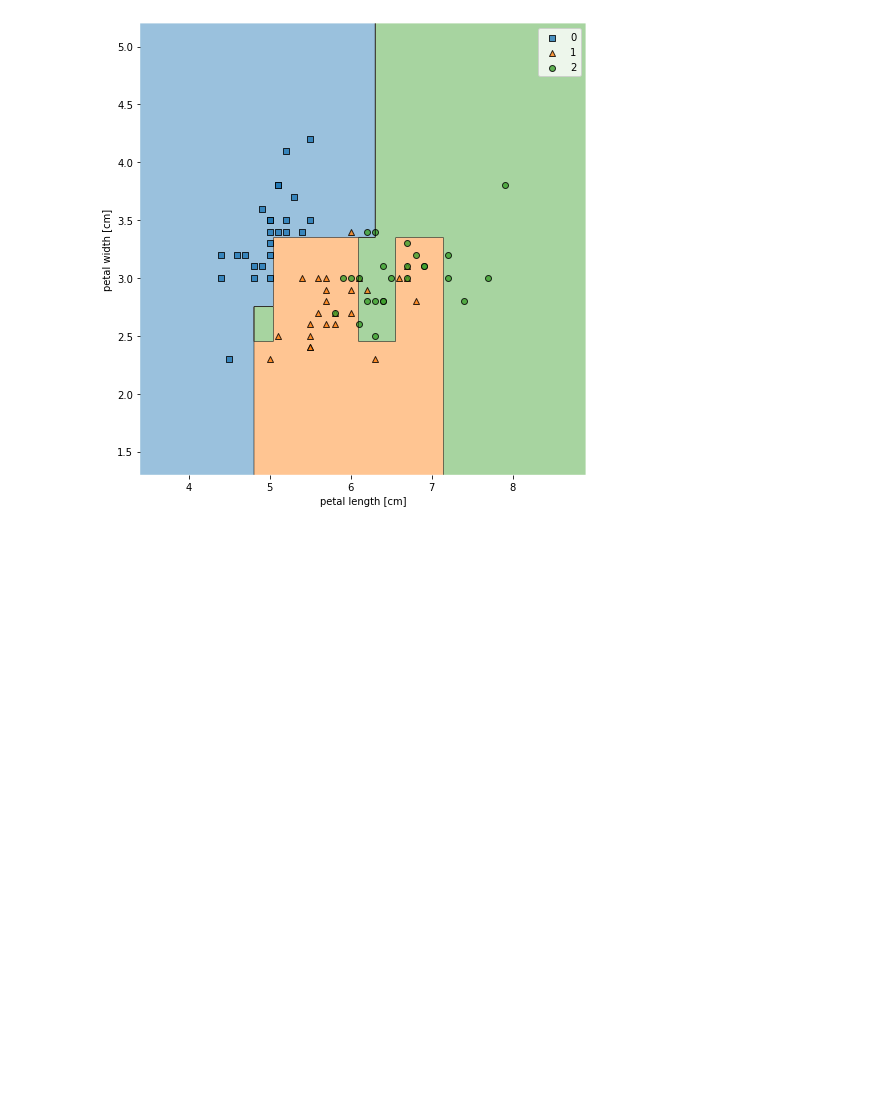
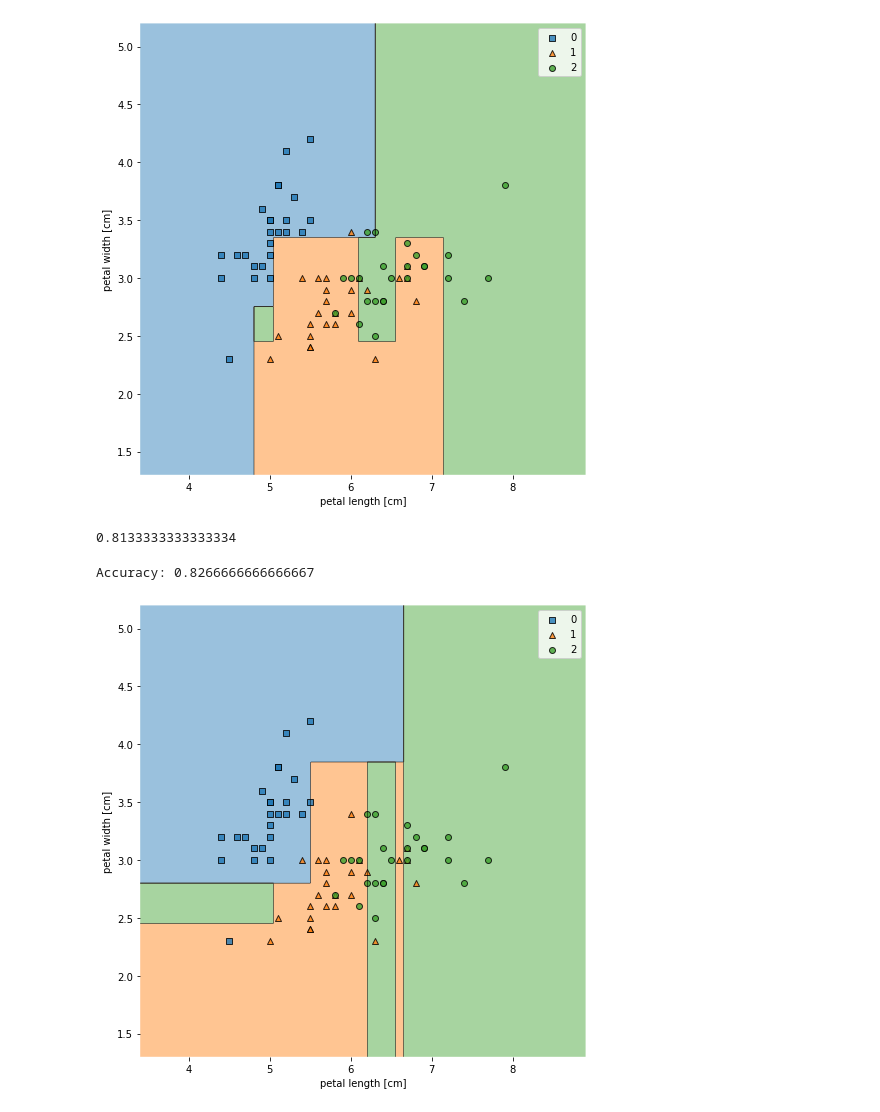
Before and after one commit to kotsos2000/kotsos2000, a Jupyter notebook: meros b.ipynb, the cells around one changed output. Drawn from its saved outputs; the diff is of its cells as text; code cells hidden in the pictures; blank space fills up the shorter version.

```diff
--- a/meros b.ipynb
+++ b/meros b.ipynb
@@ -109,3 +109,38 @@ plt.show()
 # %% [output]
 Accuracy: 0.8133333333333334
 [figure]
+# %%
+max=0
+depth=4
+X_train_Y=np.column_stack((X_train,Y_train))
+for i in range (0,500):
+    #X_resample= resample(X_train_Y,n_samples=int(X_train_Y.shape[0]*4/5))
+    X_train_resample= resample(X_train_Y,n_samples=40)
+    Y_train_resample=X_train_resample[:,2]
+    X_train_resample=X_train_resample[:,:2]
+    clf = DecisionTreeClassifier(random_state=0,max_depth=depth)
+    clf = clf.fit(X_train_resample,Y_train_resample)
+    if (i==1):
+        best_clf=clf
+    Y_pred = clf.predict(X_test)
+    #print("Accuracy:",metrics.accuracy_score(Y_test, Y_pred))
+    if (metrics.accuracy_score(Y_test, Y_pred)>max):
+        max=metrics.accuracy_score(Y_test, Y_pred)
+        best_clf=clf
+
+print(max)
+# %% [output]
+0.8133333333333334
+# %%
+Y_pred = best_clf.predict(X_test)
+print("Accuracy:",metrics.accuracy_score(Y_test, Y_pred))
+fig, ax = plt.subplots(figsize=(7, 7))
+plot_decision_regions(X_test,Y_test, best_clf)
+plt.xlabel('petal length [cm]')
+plt.ylabel('petal width [cm]')
+plt.legend(loc='best')
+plt.tight_layout()
+plt.show()
+# %% [output]
+Accuracy: 0.8266666666666667
+[figure, added]
```
Also changed, not shown: parts of 1 cell of this notebook.
